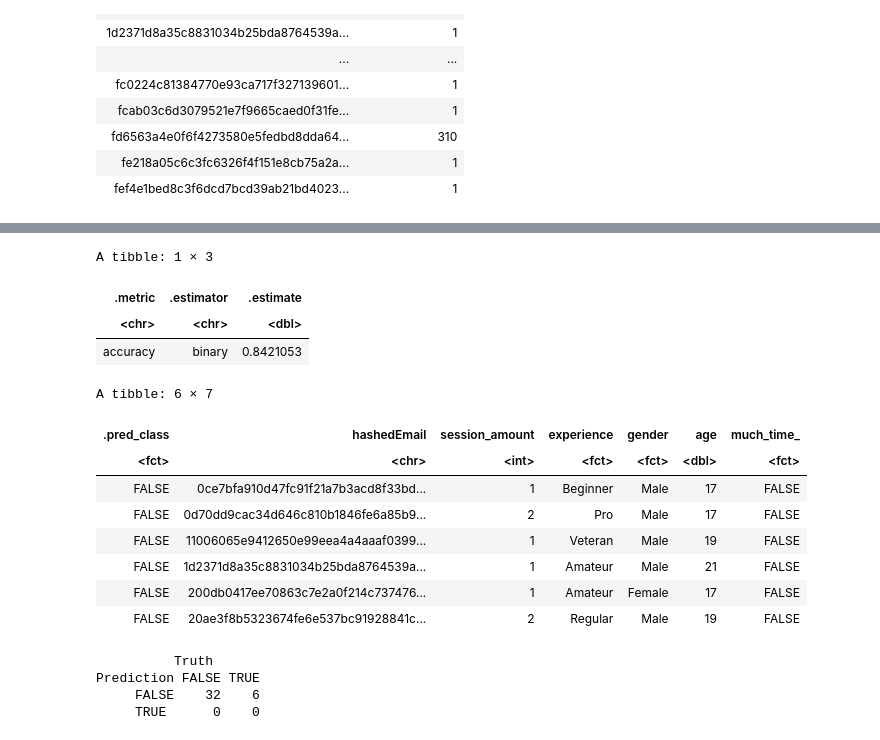
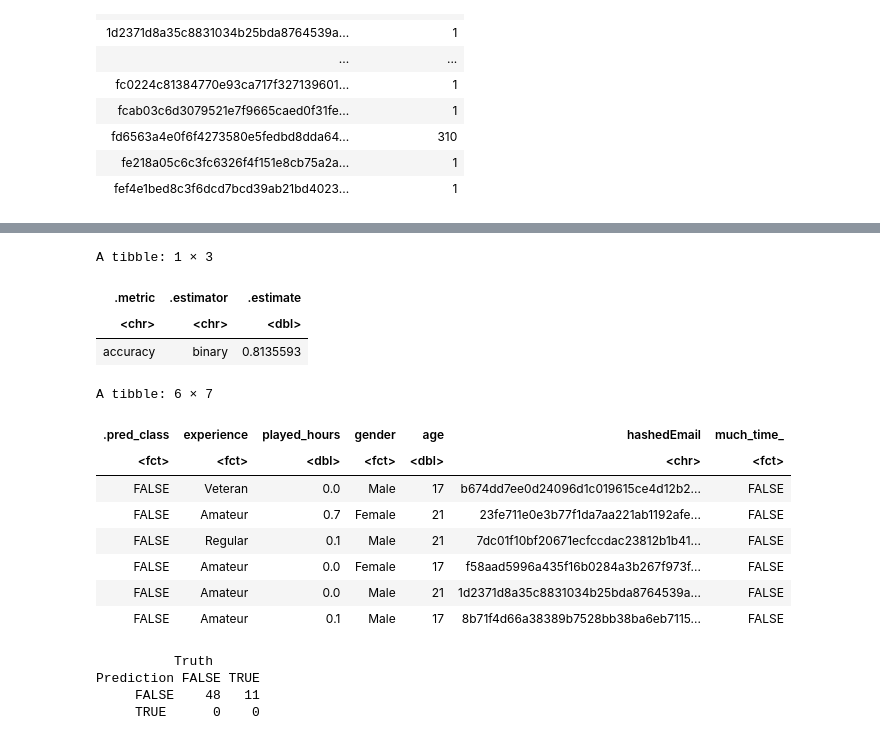
Before and after one commit to odada06/dsci100_group_project, a Jupyter notebook: DSCI100_group_project.ipynb, the cells around one changed output, grey strips where cells are left out. Saved outputs shown, nothing was run; the diff lists cells and outputs as text; code cells hidden in the pictures.

```diff
--- a/DSCI100_group_project.ipynb
+++ b/DSCI100_group_project.ipynb
@@ -178,7 +179,7 @@ A tibble: 125 × 2
 | fe218a05c6c3fc6326f4f151e8cb75a2a... | 1 |
 | fef4e1bed8c3f6dcd7bcd39ab21bd4023... | 1 |
 # %%
-plaicraft <- left_join(sessions, players, by = "hashedEmail") |>
+plaicraft <- players |>
         filter(experience != "NA") |>
         mutate(much_time_ = as_factor(much_time)) |>
         select(-much_time)
@@ -269,11 +270,12 @@ plaicraft_train <- training(plaicraft_split)
 
 plaicraft_test <- testing(plaicraft_split)
 
-recipe <- recipe(much_time_ ~ experience, data = plaicraft_train)
+recipe <- recipe(much_time_ ~ experience, data = plaicraft_train) |>
+        step_upsample(much_time_, over_ratio = 1, skip = TRUE)
 
 test_ks <- tibble(neighbors = seq(from = 1, to = 15, by = 1))
 
-vfold <- vfold_cv(plaicraft_train, v = 10, strata = much_time_)
+vfold <- vfold_cv(plaicraft_train, v = 5, strata = much_time_)
 
 spec_1 <- nearest_neighbor(weight_func = "rectangular", neighbors = tune()) |>
         set_engine("kknn") |>
@@ -283,7 +285,7 @@ workflow_1 <- workflow() |>
         add_recipe(recipe) |>
         add_model(spec_1) |>
         tune_grid(resamples = vfold, grid = test_ks) |>
-        collect_metrics() |>
+        collect_metrics(truth = much_time_, control = "FALSE") |>
         filter(.metric == "accuracy")
 
 options(repr.plot.width = 8, repr.plot.height = 8)
@@ -384,44 +395,50 @@ A tibble: 1 × 1
 # %%
-spec_1.1 <- nearest_neighbor(weight_func = "rectangular", neighbors = 5) |>
+set.seed(1)
+
+spec_1.1 <- nearest_neighbor(weight_func = "rectangular", neighbors = 4) |>
         set_engine("kknn") |>
         set_mode("classification")
 
-workflow_2.1 <- workflow() |>
+workflow_1.1 <- workflow() |>
         add_recipe(recipe) |>
         add_model(spec_1.1) |>
         fit(data = plaicraft_train)
 
-test_predictions <- predict(workflow_2.1, plaicraft_test) |>
+test_predictions <- predict(workflow_1.1, plaicraft_test) |>
   bind_cols(plaicraft_test)
 
 test_predictions |>
   metrics(truth = much_time_, estimate = .pred_class) |>
   filter(.metric == "accuracy")
 head(test_predictions)
 
+
 confusion_matrix <- test_predictions |>
              conf_mat(truth = much_time_, estimate = .pred_class)
 confusion_matrix
 
-precision <- test_predictions |>
-             precision(truth = much_time_, estimate = .pred_class)
+# test_predictions |>
+#         precision(truth = much_time_, estimate = .pred_class)
+
+# test_predictions |>
+#         recall(truth = much_time_, estimate = .pred_class)
 # %% [output]
 A tibble: 1 × 3
 | .metric | .estimator | .estimate |
 | <chr> | <chr> | <dbl> |
-| accuracy | binary | 0.8421053 |
+| accuracy | binary | 0.8135593 |
 A tibble: 6 × 7
-| .pred_class | hashedEmail | session_amount | experience | gender | age | much_time_ |
-| <fct> | <chr> | <int> | <fct> | <fct> | <dbl> | <fct> |
-| FALSE | 0ce7bfa910d47fc91f21a7b3acd8f33bd... | 1 | Beginner | Male | 17 | FALSE |
-| FALSE | 0d70dd9cac34d646c810b1846fe6a85b9... | 2 | Pro | Male | 17 | FALSE |
-| FALSE | 11006065e9412650e99eea4a4aaaf0399... | 1 | Veteran | Male | 19 | FALSE |
-| FALSE | 1d2371d8a35c8831034b25bda8764539a... | 1 | Amateur | Male | 21 | FALSE |
-| FALSE | 200db0417ee70863c7e2a0f214c737476... | 1 | Amateur | Female | 17 | FALSE |
-| FALSE | 20ae3f8b5323674fe6e537bc91928841c... | 2 | Regular | Male | 19 | FALSE |
+| .pred_class | experience | played_hours | gender | age | hashedEmail | much_time_ |
+| <fct> | <fct> | <dbl> | <fct> | <dbl> | <chr> | <fct> |
+| FALSE | Veteran | 0.0 | Male | 17 | b674dd7ee0d24096d1c019615ce4d12b2... | FALSE |
+| FALSE | Amateur | 0.7 | Female | 21 | 23fe711e0e3b77f1da7aa221ab1192afe... | FALSE |
+| FALSE | Regular | 0.1 | Male | 21 | 7dc01f10bf20671ecfccdac23812b1b41... | FALSE |
+| FALSE | Amateur | 0.0 | Female | 17 | f58aad5996a435f16b0284a3b267f973f... | FALSE |
+| FALSE | Amateur | 0.0 | Male | 21 | 1d2371d8a35c8831034b25bda8764539a... | FALSE |
+| FALSE | Amateur | 0.1 | Male | 17 | 8b71f4d66a38389b7528bb38ba6eb7115... | FALSE |
           Truth
 Prediction FALSE TRUE
-     FALSE    32    6
+     FALSE    48   11
      TRUE      0    0
 # %%
 new_obs_1 <- tibble(played_hours = 100, session_amount = 200, age = 18, much_time_3 = 2)
```
Also changed, not shown: parts of 11 cells of this notebook.
